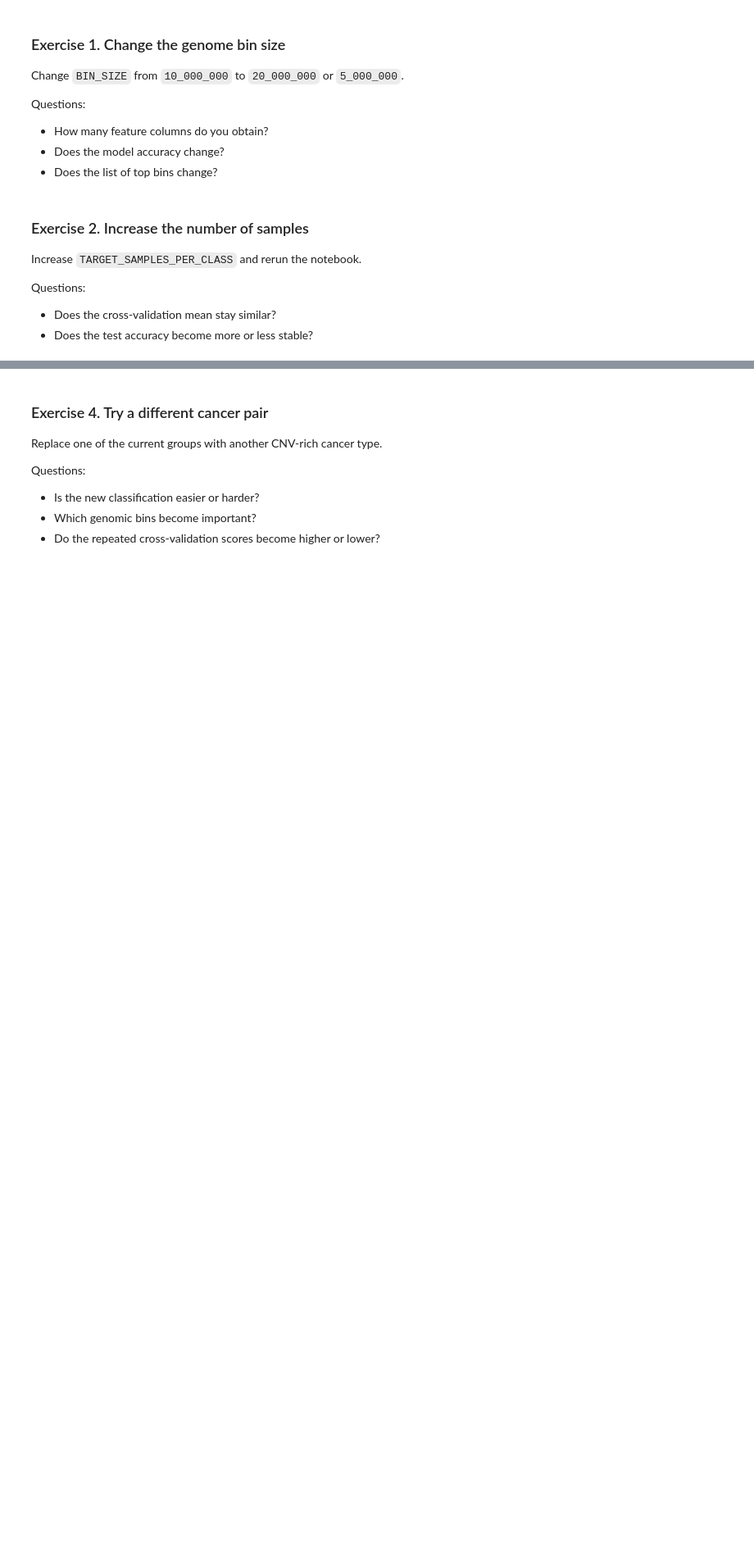
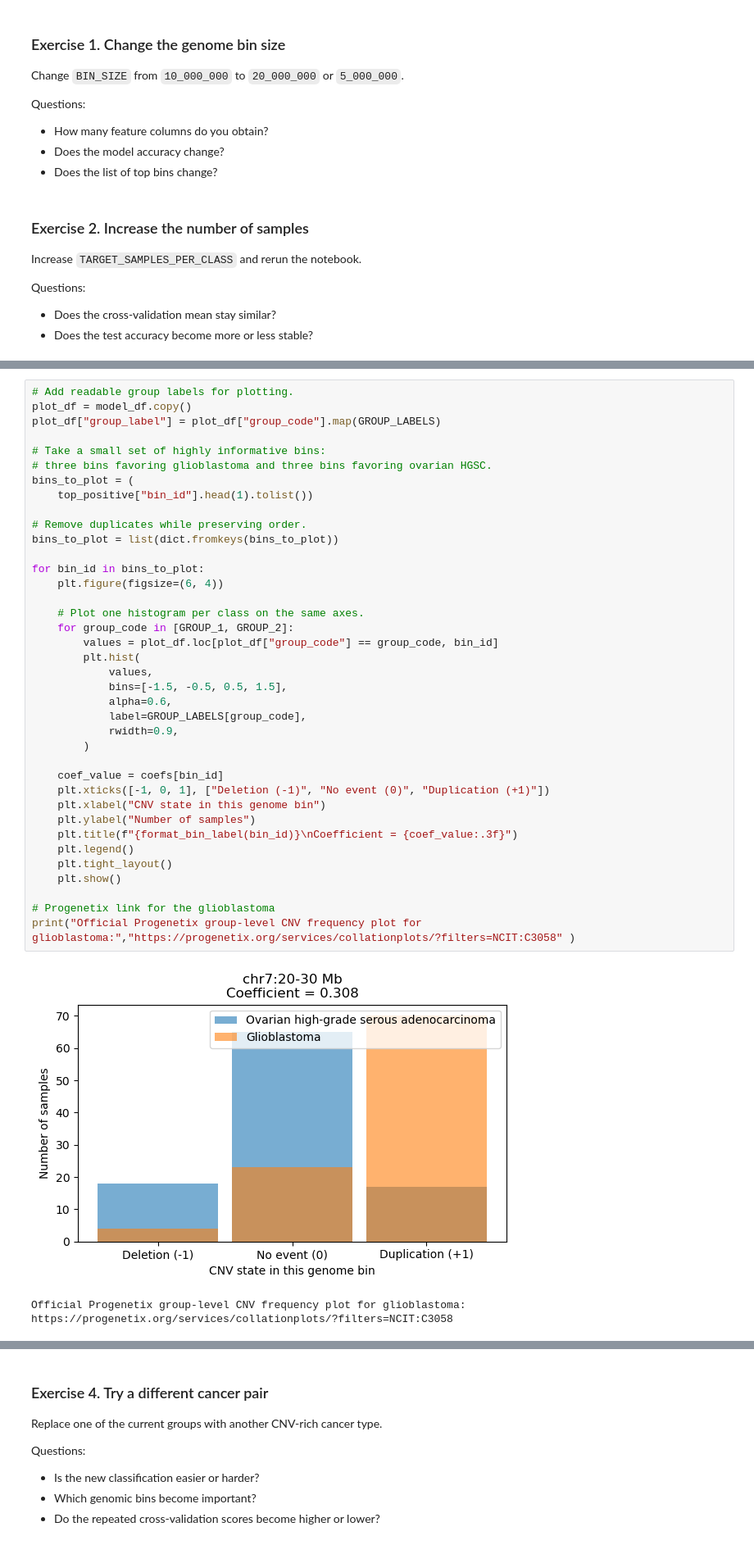
Before and after one commit to Rizzolis/VS-code, a Jupyter notebook: Classification/intro_classification.ipynb, the cells around one changed output, grey strips where cells are left out. Shown at 82% size. Cells and saved outputs as stored; diff of their text form; blank space fills up the shorter version.

```diff
--- a/Classification/intro_classification.ipynb
+++ b/Classification/intro_classification.ipynb
@@ -1035,0 +1044,41 @@ From the collation plot on Progenetix we can clearly see that chromosome 7 is su
+# %%
+# Add readable group labels for plotting.
+plot_df = model_df.copy()
+plot_df["group_label"] = plot_df["group_code"].map(GROUP_LABELS)
+
+# Take a small set of highly informative bins:
+# three bins favoring glioblastoma and three bins favoring ovarian HGSC.
+bins_to_plot = (
+    top_positive["bin_id"].head(1).tolist())
+
+# Remove duplicates while preserving order.
+bins_to_plot = list(dict.fromkeys(bins_to_plot))
+
+for bin_id in bins_to_plot:
+    plt.figure(figsize=(6, 4))
+
+    # Plot one histogram per class on the same axes.
+    for group_code in [GROUP_1, GROUP_2]:
+        values = plot_df.loc[plot_df["group_code"] == group_code, bin_id]
+        plt.hist(
+            values,
+            bins=[-1.5, -0.5, 0.5, 1.5],
+            alpha=0.6,
+            label=GROUP_LABELS[group_code],
+            rwidth=0.9,
+        )
+
+    coef_value = coefs[bin_id]
+    plt.xticks([-1, 0, 1], ["Deletion (-1)", "No event (0)", "Duplication (+1)"])
+    plt.xlabel("CNV state in this genome bin")
+    plt.ylabel("Number of samples")
+    plt.title(f"{format_bin_label(bin_id)}\nCoefficient = {coef_value:.3f}")
+    plt.legend()
+    plt.tight_layout()
+    plt.show()
+
+# Progenetix link for the glioblastoma
+print("Official Progenetix group-level CNV frequency plot for glioblastoma:","https://progenetix.org/services/collationplots/?filters=NCIT:C3058" )
+# %% [output]
+[figure, added]
+Official Progenetix group-level CNV frequency plot for glioblastoma: https://progenetix.org/services/collationplots/?filters=NCIT:C3058
```
Also changed, not shown: parts of 9 cells of this notebook.
